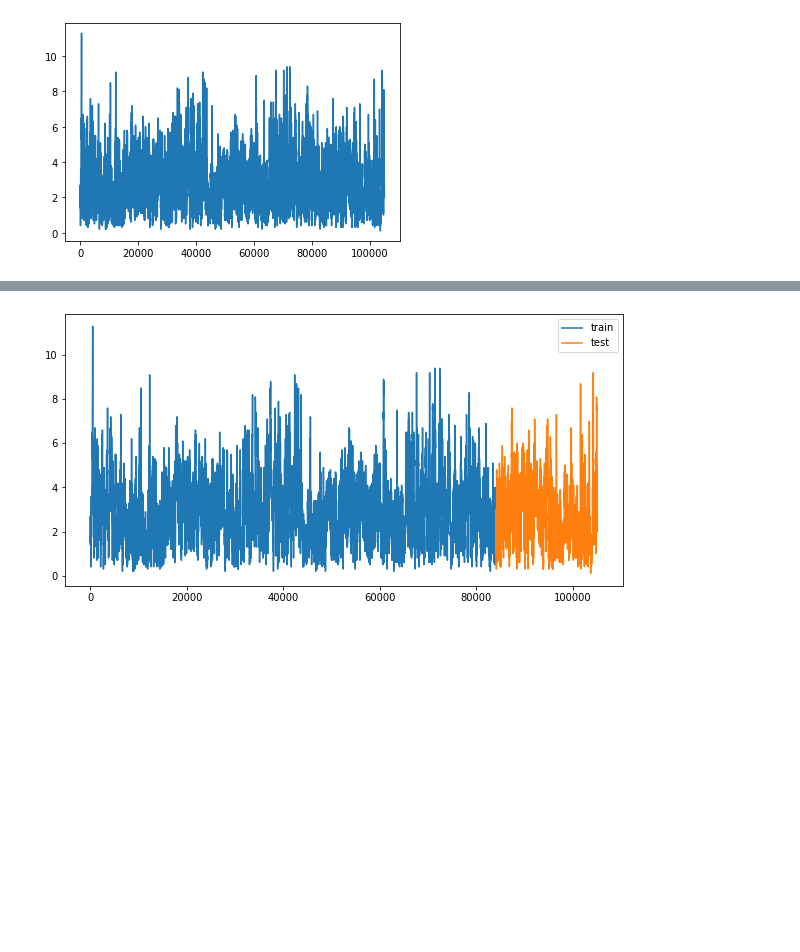
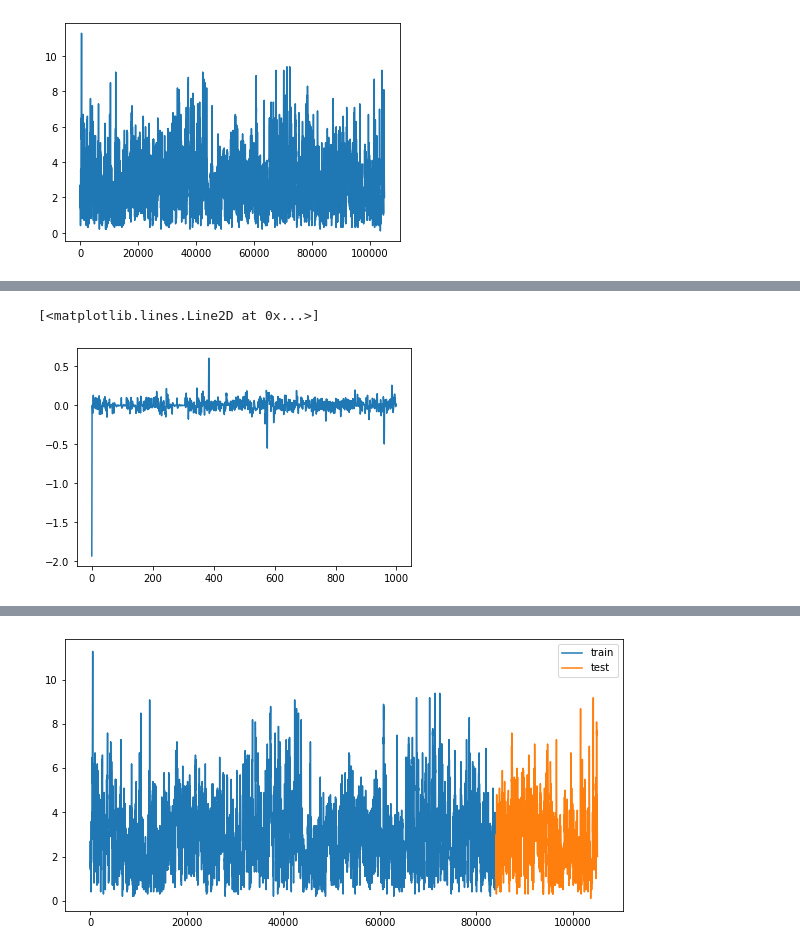
Before and after one commit to y-akbal/Tedu_Time_Series, a Jupyter notebook: W8/W8P2.ipynb, the cells around one changed output, grey strips where cells are left out. Saved outputs shown, nothing was run; the diff lists cells and outputs as text; code cells hidden in the pictures; blank space fills up the shorter version.

```diff
--- a/W8/W8P2.ipynb
+++ b/W8/W8P2.ipynb
@@ -50,0 +92,4 @@ plt.plot(data)   #### you see there is not explicit trend, nor unit root.
+# %%
+from statsmodels.tsa.arima.model import  ARIMA
+mod = ARIMA(data[:1000], order = (20,0,1))
+model = mod.fit()
@@ -50,0 +129,5 @@ plt.plot(data)   #### you see there is not explicit trend, nor unit root.
+# %%
+plt.plot(model.resid)
+# %% [output]
+[<matplotlib.lines.Line2D at 0x...>]
+[figure, added]
```
Also changed, not shown: parts of 9 cells of this notebook.
